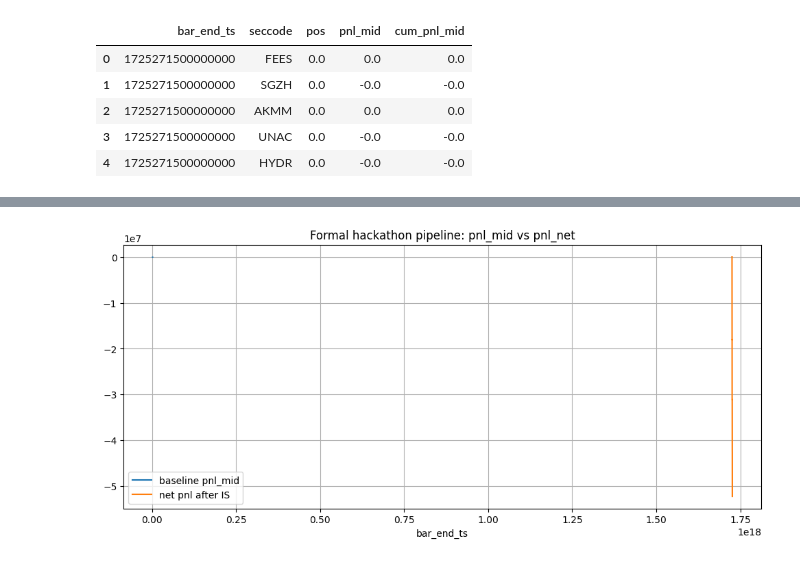
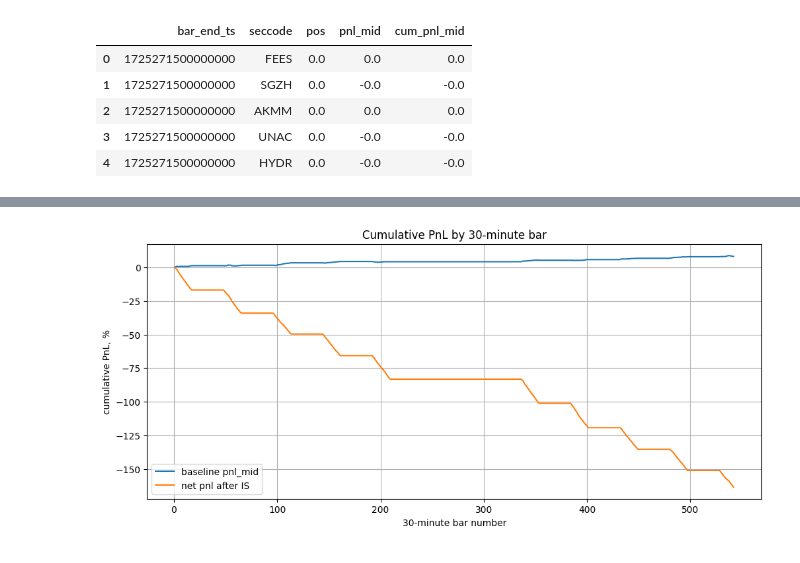
Before and after one commit to SvyatAgainst/Hakaton, a Jupyter notebook: finance_xakaton.ipynb, the cells around one changed output, grey strips where cells are left out. Cells and saved outputs as stored; diff of their text form; code cells hidden in the pictures.

```diff
--- a/finance_xakaton.ipynb
+++ b/finance_xakaton.ipynb
@@ -36,7 +63,9 @@ pipeline = FormalHackathonPipeline(
     impact_a=0.03,
     aum_rub=50_000_000,
     x_max=0.30,
-    top_n=8,
+    top_n=None,
+    min_avg_volume=100_000,
+    ema_span=6,
 )
 
 result = pipeline.run(max_execution_bars=1000)
@@ -128,14 +254,29 @@ result.execution_summary.head()
 # %%
-equity_mid = result.backtest_baseline.groupby("bar_end_ts")["pnl_mid"].sum().cumsum()
-equity_net = result.execution_summary.groupby("bar_end_ts_5min")["pnl_net"].sum().cumsum()
+aum_rub = pipeline.aum_rub
+
+plot_df = result.execution_summary.copy()
+plot_df["bar_end_dt"] = pd.to_datetime(plot_df["bar_end_ts_5min"])
+
+# The signal is 5-minute, but the presentation chart is shown by 30-minute bars.
+plot_30m = (
+    plot_df
+    .set_index("bar_end_dt")[["pnl_mid", "pnl_net"]]
+    .resample("30min")
+    .sum()
+    .dropna(how="all")
+)
+plot_30m = plot_30m / aum_rub * 100
+plot_30m = plot_30m.cumsum().reset_index(drop=True)
+plot_30m.index = plot_30m.index + 1
 
 fig, ax = plt.subplots(figsize=(12, 5))
-equity_mid.plot(ax=ax, label="baseline pnl_mid")
-equity_net.plot(ax=ax, label="net pnl after IS")
-ax.set_title("Formal hackathon pipeline: pnl_mid vs pnl_net")
-ax.set_xlabel("bar_end_ts")
+plot_30m["pnl_mid"].plot(ax=ax, label="baseline pnl_mid")
+plot_30m["pnl_net"].plot(ax=ax, label="net pnl after IS")
+ax.set_title("Cumulative PnL by 30-minute bar")
+ax.set_xlabel("30-minute bar number")
+ax.set_ylabel("cumulative PnL, %")
 ax.grid(True)
 ax.legend()
 plt.show()
 # %% [output]
-[figure, old version]
+[figure, new version]
```
Also changed, not shown: parts of 20 cells of this notebook, 4 other files.
